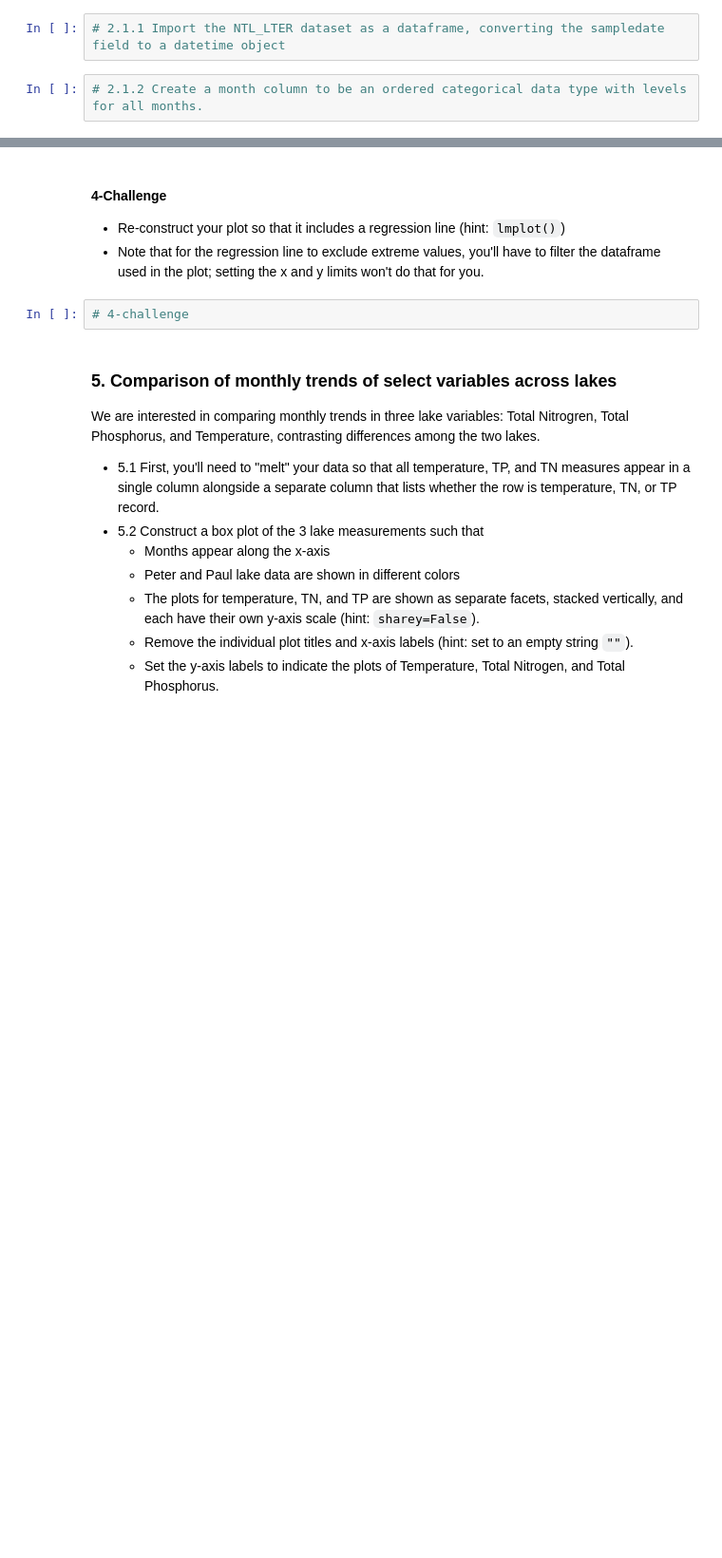
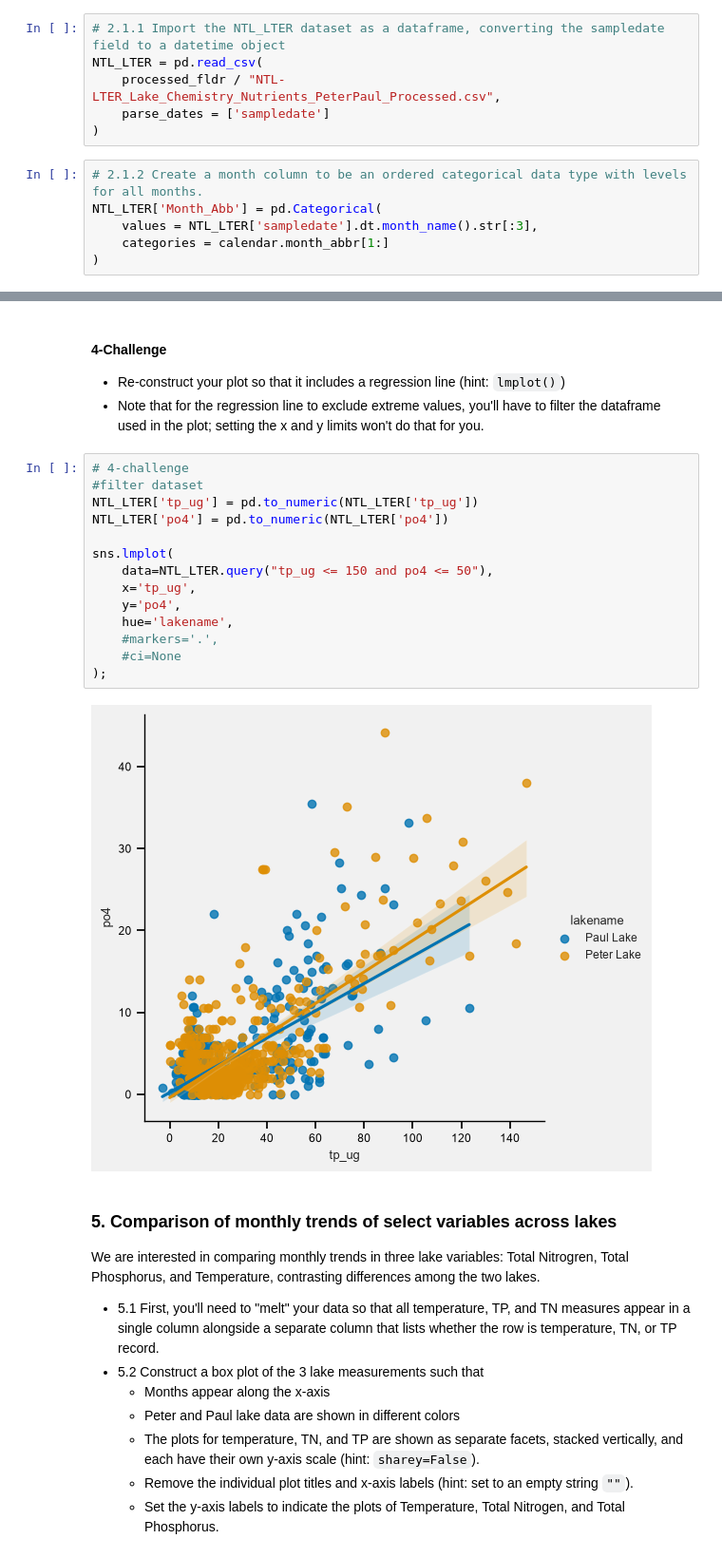
Before and after one commit to sarahj-hall/ENV700, a Jupyter notebook: Assignments/A5-DataVisualization.ipynb, the cells around one changed output, grey strips where cells are left out. Shown at 95% size. Drawn from its saved outputs; the diff is of its cells as text; blank space fills up the shorter version.

```diff
--- a/Assignments/A5-DataVisualization.ipynb
+++ b/Assignments/A5-DataVisualization.ipynb
@@ -33,7 +40,15 @@ As always, address the tasks below to the best of your ability. Be sure to ask i
     - Display the first 5 records of the dataframe
 # %%
 # 2.1.1 Import the NTL_LTER dataset as a dataframe, converting the sampledate field to a datetime object
+NTL_LTER = pd.read_csv(
+    processed_fldr / "NTL-LTER_Lake_Chemistry_Nutrients_PeterPaul_Processed.csv",
+    parse_dates = ['sampledate']
+)
 # %%
 # 2.1.2 Create a month column to be an ordered categorical data type with levels for all months.
+NTL_LTER['Month_Abb'] = pd.Categorical(
+    values = NTL_LTER['sampledate'].dt.month_name().str[:3],
+    categories = calendar.month_abbr[1:]
+)
 # %%
 # 2.1.3 Display the first 5 records of the dataframe
@@ -65,6 +145,20 @@ Total Phosphorus (TP) measures every form of phosphorus in a lake, while phospha
 * Note that for the regression line to exclude extreme values, you'll have to filter the dataframe used in the plot; setting the x and y limits won't do that for you.
 # %%
 # 4-challenge
+#filter dataset
+NTL_LTER['tp_ug'] = pd.to_numeric(NTL_LTER['tp_ug'])
+NTL_LTER['po4'] = pd.to_numeric(NTL_LTER['po4'])
+
+sns.lmplot(
+    data=NTL_LTER.query("tp_ug <= 150 and po4 <= 50"),
+    x='tp_ug',
+    y='po4',
+    hue='lakename',
+    #markers='.',
+    #ci=None
+);
+# %% [output]
+[figure, added]
 # %% [markdown]
 ### 5. Comparison of monthly trends of select variables across lakes
 We are interested in comparing monthly trends in three lake variables: Total Nitrogren, Total Phosphorus, and Temperature, contrasting differences among the two lakes.
```
Also changed, not shown: parts of 13 cells of this notebook, 3 other files.
